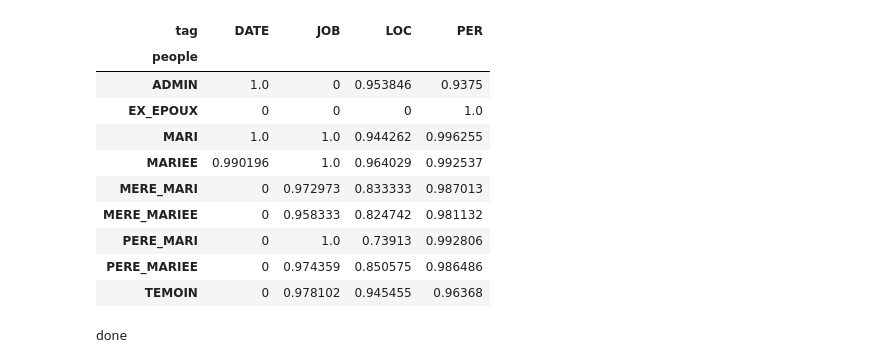
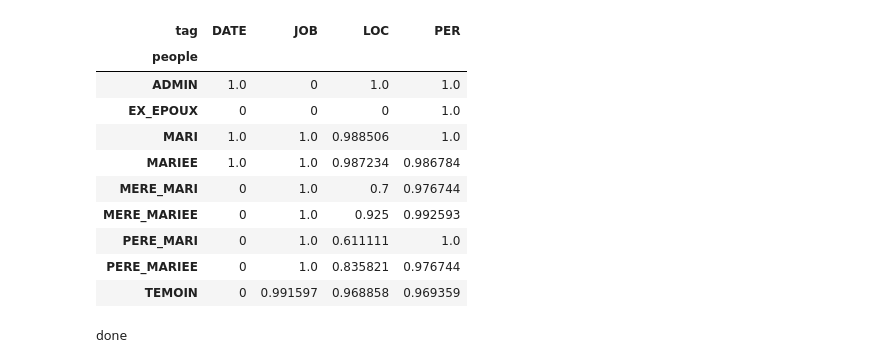
Before and after one commit to MrBread13/Stage-2022-2023-EXO-POP, a Jupyter notebook: gpt-prompt/test.ipynb, the cells around one changed output. Saved outputs shown, nothing was run; the diff lists cells and outputs as text; code cells hidden in the pictures.

```diff
--- a/gpt-prompt/test.ipynb
+++ b/gpt-prompt/test.ipynb
@@ -1359,45 +1359,45 @@ def test2():
 
         #golden_set[key] = golden_set[key].replace('-\n', '').replace('\n', ' ')
 
-    with open('donnees-test-labels-gpt35-paragraph.json', 'r') as file:
+    with open('donnees-test-labels-gpt35-paragraph-16k.json', 'r') as file:
         labels_set = json.load(file)
 
     results = {}
     for archive in golden_set.keys():
         if archive not in labels_set.keys():
             #print('Archive ' + archive + ' not found in labels_set')
             continue
 
         f1_scores = f1_score(labels_set[archive], golden_set[archive]['questions'], 0.5)
         results[archive] = f1_scores
 
     with open('results_extended.json', 'w') as file:
         json.dump(results, file, indent=4)
 
     scores = precision_recall(results, 0.5, False)
     #save scores in a json file
     with open('scores_extended.json', 'w') as file:
         json.dump(scores, file, indent=4)
     df = make_df(scores)
     #plot(df)
     return df
 
 df = test2()
 plot_average(df)
 plot_by_category(df)
 make_average_for_each_people()
 # %% [output]
 | tag | DATE | JOB | LOC | PER |
 | people |  |  |  |  |
-| ADMIN | 1.0 | 0 | 0.953846 | 0.9375 |
+| ADMIN | 1.0 | 0 | 1.0 | 1.0 |
 | EX_EPOUX | 0 | 0 | 0 | 1.0 |
-| MARI | 1.0 | 1.0 | 0.944262 | 0.996255 |
-| MARIEE | 0.990196 | 1.0 | 0.964029 | 0.992537 |
-| MERE_MARI | 0 | 0.972973 | 0.833333 | 0.987013 |
-| MERE_MARIEE | 0 | 0.958333 | 0.824742 | 0.981132 |
-| PERE_MARI | 0 | 1.0 | 0.73913 | 0.992806 |
-| PERE_MARIEE | 0 | 0.974359 | 0.850575 | 0.986486 |
-| TEMOIN | 0 | 0.978102 | 0.945455 | 0.96368 |
+| MARI | 1.0 | 1.0 | 0.988506 | 1.0 |
+| MARIEE | 1.0 | 1.0 | 0.987234 | 0.986784 |
+| MERE_MARI | 0 | 1.0 | 0.7 | 0.976744 |
+| MERE_MARIEE | 0 | 1.0 | 0.925 | 0.992593 |
+| PERE_MARI | 0 | 1.0 | 0.611111 | 1.0 |
+| PERE_MARIEE | 0 | 1.0 | 0.835821 | 0.976744 |
+| TEMOIN | 0 | 0.991597 | 0.968858 | 0.969359 |
 # %%
 errors = {}
 gpt = {}
```
Also changed, not shown: parts of 3 cells of this notebook, 20 other files.
